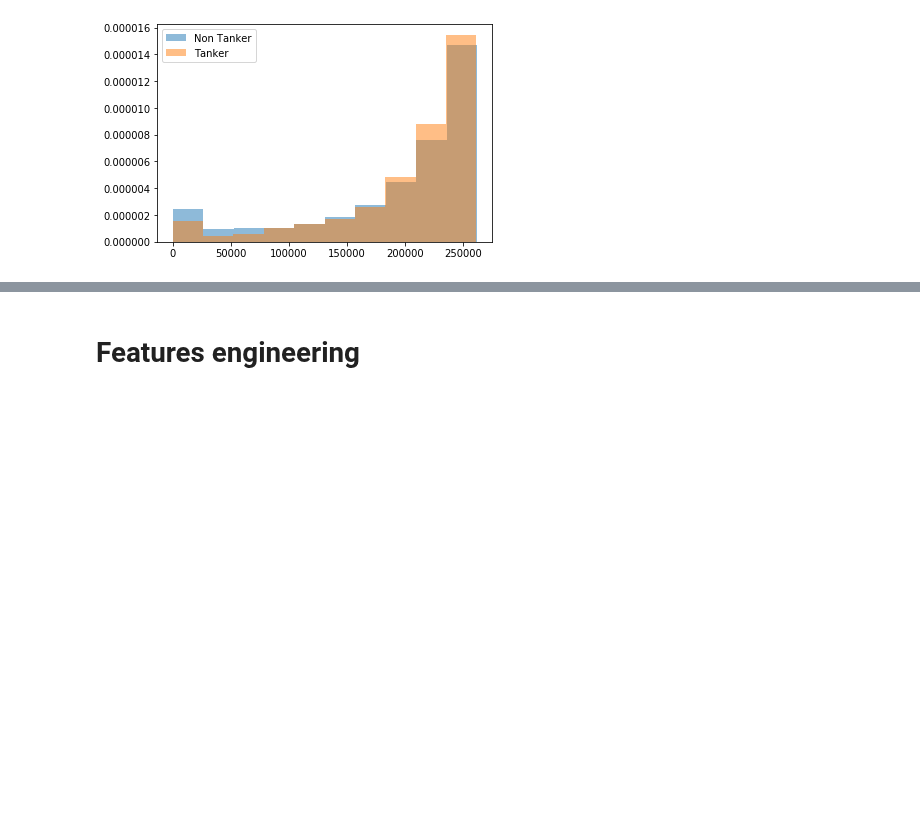
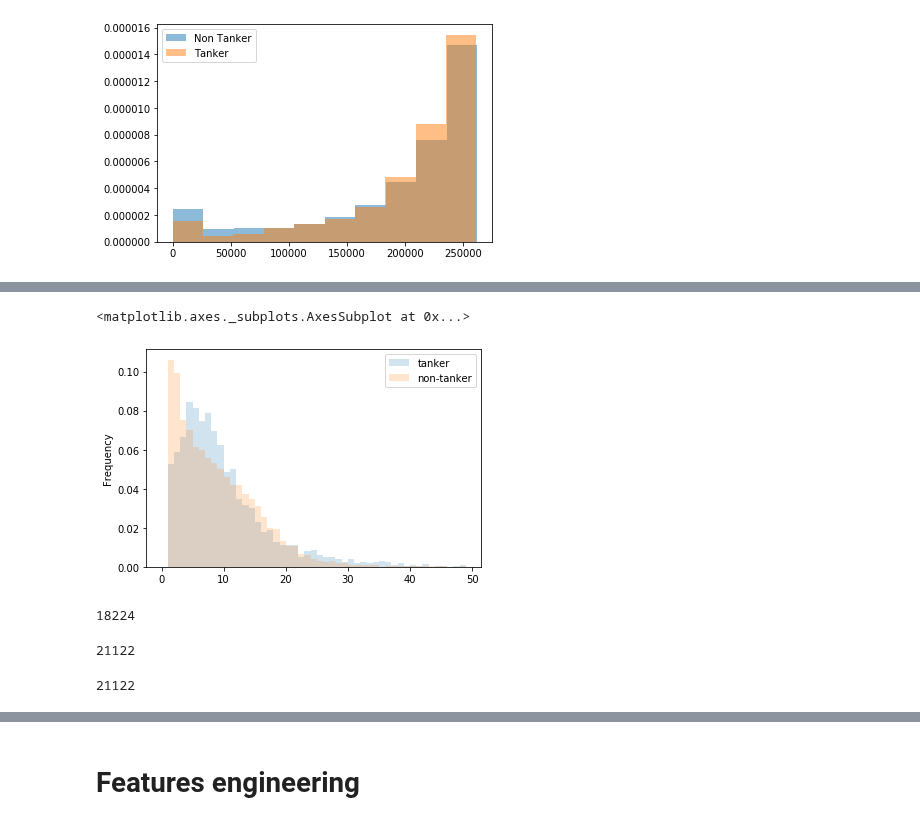
Before and after one commit to matanma/ML, a Jupyter notebook: WinWard/WinWard.ipynb, the cells around one changed output, grey strips where cells are left out. Saved outputs shown, nothing was run; the diff lists cells and outputs as text; code cells hidden in the pictures; blank space fills up the shorter version.

```diff
--- a/WinWard/WinWard.ipynb
+++ b/WinWard/WinWard.ipynb
@@ -341,0 +394,20 @@ array([], dtype=float64)
+# %%
+non_tanker_num_locations = pd.Series(np.concatenate([loc_ser.values for k,loc_ser in  num_locations_per_type.items() if k != 'Oil Tanker' ]))
+# %%
+pd.DataFrame({"tanker": num_locations_per_type['Oil Tanker'],  "non-tanker": non_tanker_num_locations }).plot.\
+hist(alpha=0.2, density=True, bins=bins_for_num_locations)
+# %% [output]
+<matplotlib.axes._subplots.AxesSubplot at 0x...>
+[figure, added]
+# %%
+len(non_tanker_num_locations)
+# %% [output]
+18224
+# %%
+len(non_tanker_num_locations.index.unique()) + len(num_locations_per_type['Oil Tanker'])
+# %% [output]
+21122
+# %%
+sum([len(s) for s in num_locations_per_type.values() ])
+# %% [output]
+21122
```
Also changed, not shown: parts of 28 cells of this notebook.
